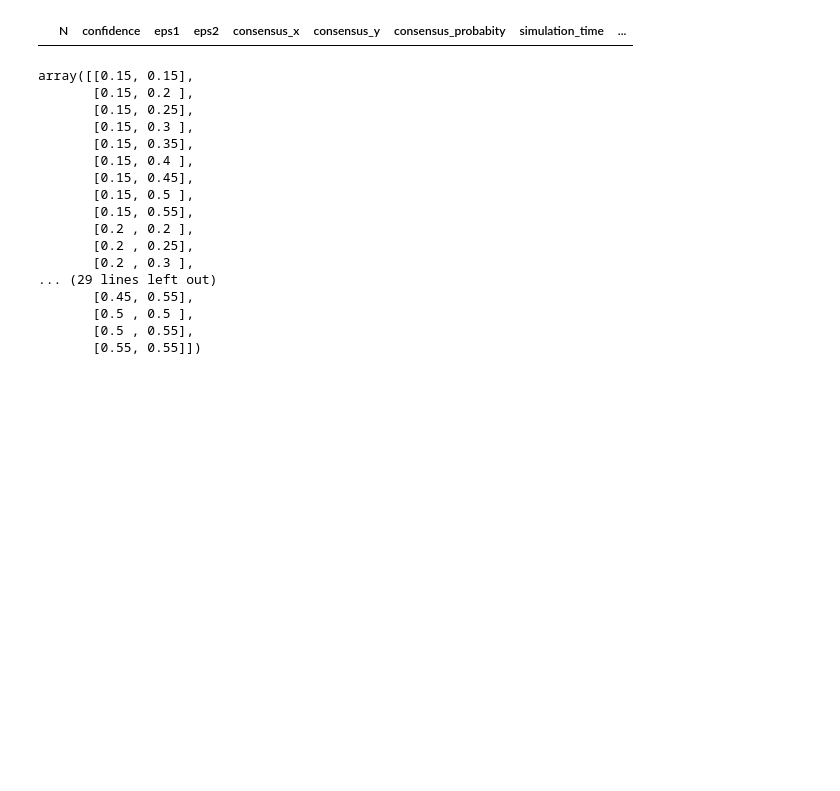
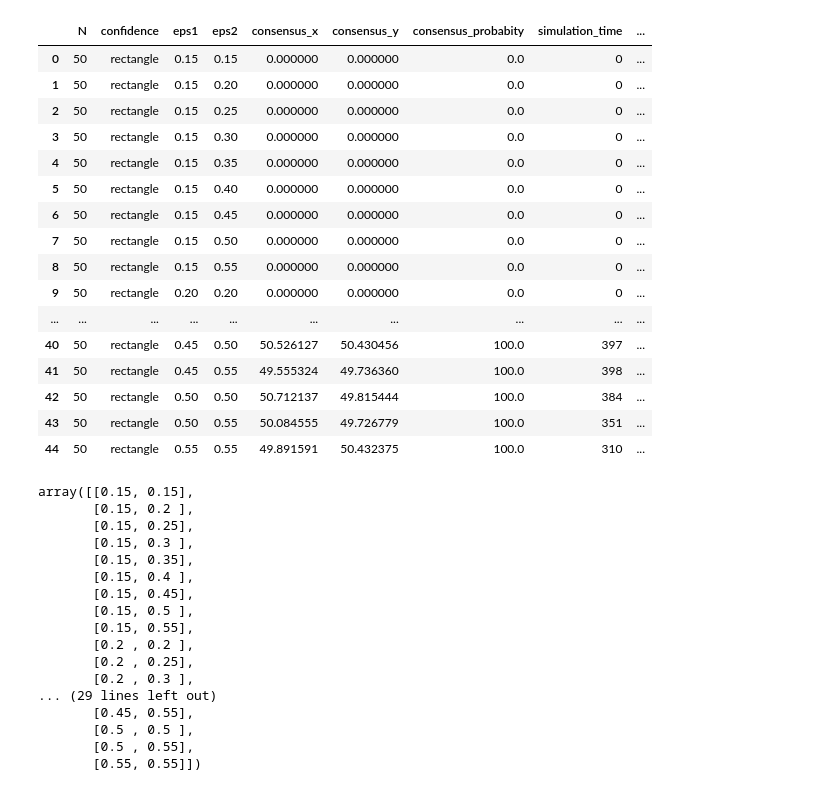
Before and after one commit to ash00748/Hegselmann-Krause-project, a Jupyter notebook: 2d HK/2dHK_confidence_forms.ipynb, the cells around one changed output. Drawn from its saved outputs; the diff is of its cells as text; code cells hidden in the pictures; blank space fills up the shorter version.

```diff
--- a/2d HK/2dHK_confidence_forms.ipynb
+++ b/2d HK/2dHK_confidence_forms.ipynb
@@ -19,6 +19,7 @@ def init_distrib_consensus_data(consensus_data, experiment, N, R, confidence, cl
     if not ((consensus_data['N'] == N)
             & (round(consensus_data['eps1'],2) == round(R[0],2))
             & (round(consensus_data['eps2'],2) == round(R[1],2))
+            &(consensus_data['confidence']==confidence.__name__)
             ).any():
         consensus_data.at[experiment, "N"] = N
         consensus_data.at[experiment, "confidence"] = confidence.__name__
@@ -55,11 +56,27 @@ dtypes = {
 }
 # consensus_data = pd.DataFrame(columns=["N","confidence","eps1","eps2", "consensus_x", "consensus_y","consensus_probabity", "simulation_time", "cluster_data"], dtype=object)
 # consensus_data
-# %% [output]
-|  | N | confidence | eps1 | eps2 | consensus_x | consensus_y | consensus_probabity | simulation_time | ... |
 # %%
-consensus_data = pd.read_csv('expon_distib_consensus_data.csv', sep=";", dtype=dtypes)
+consensus_data = pd.read_csv('rectangle_distib_consensus_data.csv', sep=";", dtype=dtypes)
 consensus_data
+# %% [output]
+|  | N | confidence | eps1 | eps2 | consensus_x | consensus_y | consensus_probabity | simulation_time | ... |
+| 0 | 50 | rectangle | 0.15 | 0.15 | 0.000000 | 0.000000 | 0.0 | 0 | ... |
+| 1 | 50 | rectangle | 0.15 | 0.20 | 0.000000 | 0.000000 | 0.0 | 0 | ... |
+| 2 | 50 | rectangle | 0.15 | 0.25 | 0.000000 | 0.000000 | 0.0 | 0 | ... |
+| 3 | 50 | rectangle | 0.15 | 0.30 | 0.000000 | 0.000000 | 0.0 | 0 | ... |
+| 4 | 50 | rectangle | 0.15 | 0.35 | 0.000000 | 0.000000 | 0.0 | 0 | ... |
+| 5 | 50 | rectangle | 0.15 | 0.40 | 0.000000 | 0.000000 | 0.0 | 0 | ... |
+| 6 | 50 | rectangle | 0.15 | 0.45 | 0.000000 | 0.000000 | 0.0 | 0 | ... |
+| 7 | 50 | rectangle | 0.15 | 0.50 | 0.000000 | 0.000000 | 0.0 | 0 | ... |
+| 8 | 50 | rectangle | 0.15 | 0.55 | 0.000000 | 0.000000 | 0.0 | 0 | ... |
+| 9 | 50 | rectangle | 0.20 | 0.20 | 0.000000 | 0.000000 | 0.0 | 0 | ... |
+| ... | ... | ... | ... | ... | ... | ... | ... | ... | ... |
+| 40 | 50 | rectangle | 0.45 | 0.50 | 50.526127 | 50.430456 | 100.0 | 397 | ... |
+| 41 | 50 | rectangle | 0.45 | 0.55 | 49.555324 | 49.736360 | 100.0 | 398 | ... |
+| 42 | 50 | rectangle | 0.50 | 0.50 | 50.712137 | 49.815444 | 100.0 | 384 | ... |
+| 43 | 50 | rectangle | 0.50 | 0.55 | 50.084555 | 49.726779 | 100.0 | 351 | ... |
+| 44 | 50 | rectangle | 0.55 | 0.55 | 49.891591 | 50.432375 | 100.0 | 310 | ... |
 # %%
 consensus_data.to_csv('rectangle_distib_consensus_data.csv',sep=";", index=False)
 # %%
```
Also changed, not shown: parts of 7 cells of this notebook, 6 other files.
